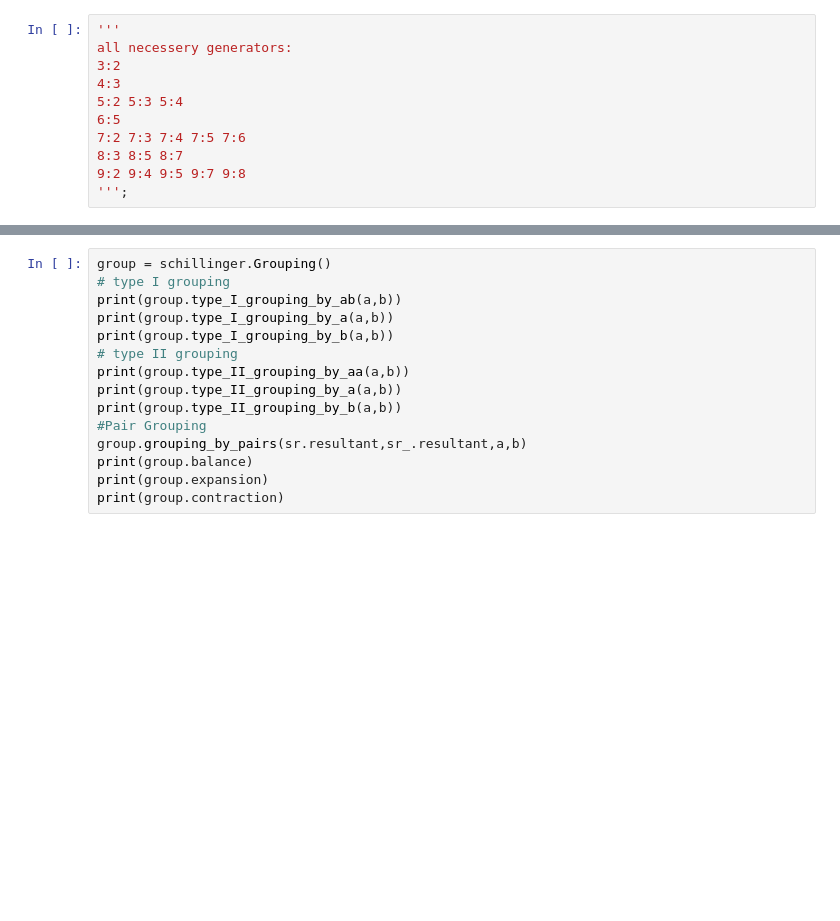
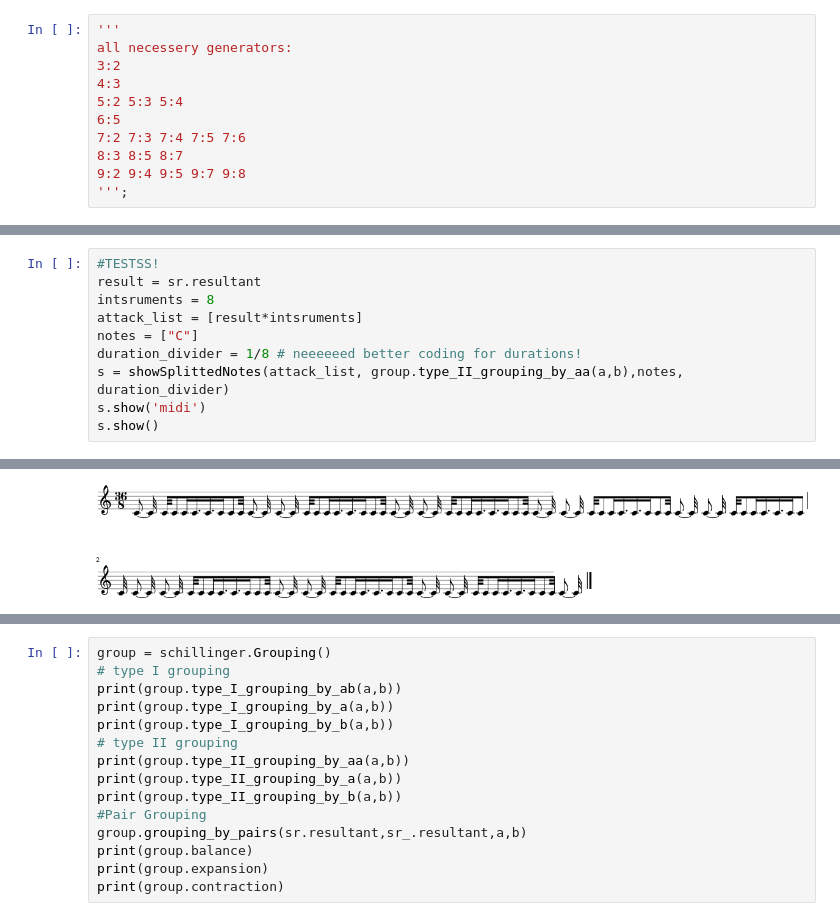
Before and after one commit to KoSv/schillinger, a Jupyter notebook: schillinger_workbench.ipynb, the cells around one changed output, grey strips where cells are left out. Cells and saved outputs as stored; diff of their text form; blank space fills up the shorter version.

```diff
--- a/schillinger_workbench.ipynb
+++ b/schillinger_workbench.ipynb
@@ -130,0 +134,11 @@ s.show()
+# %%
+#TESTSS!
+result = sr.resultant
+intsruments = 8
+attack_list = [result*intsruments]
+notes = ["C"]
+duration_divider = 1/8 # neeeeeed better coding for durations!
+s = showSplittedNotes(attack_list, group.type_II_grouping_by_aa(a,b),notes, duration_divider)
+s.show('midi')
+s.show()
+# %% [output]
@@ -131,3 +146,4 @@ s.show()
+[figure, added]
 # %%
 attack_list = [sr_.resultant]
 s = showNotes(attack_list)
```
Also changed, not shown: parts of 8 cells of this notebook.
